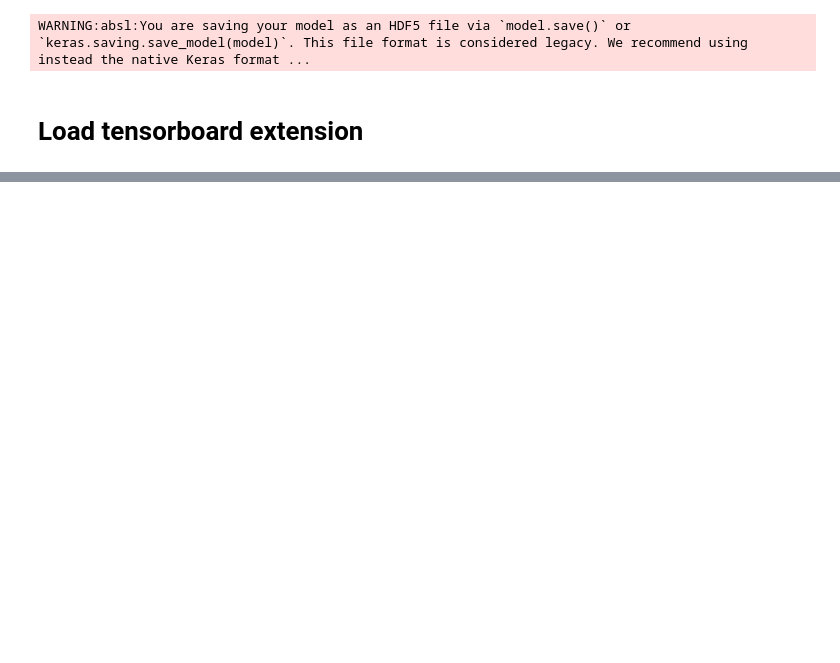
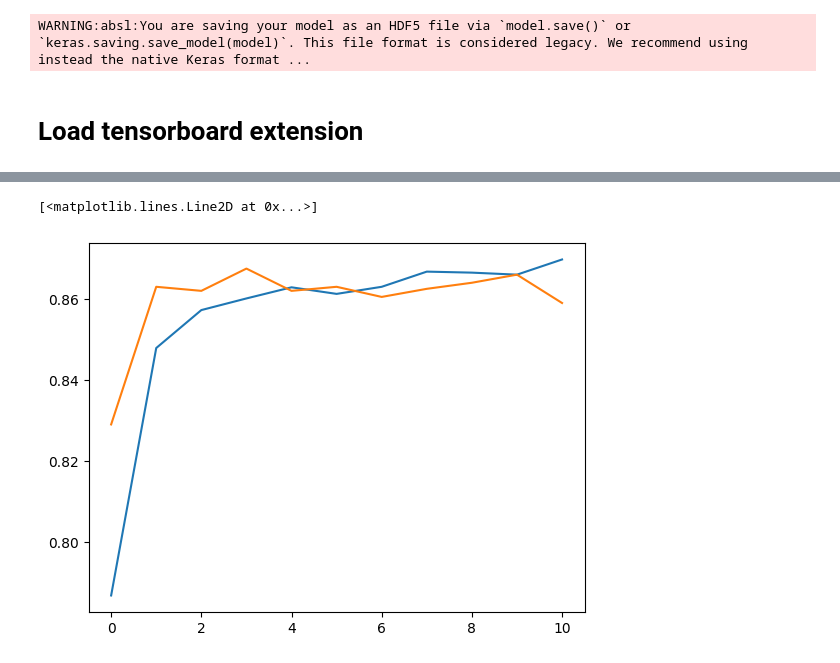
Before and after one commit to ahmedosm0/NLP_GenAI, a Jupyter notebook: ann_classification_project/ann_main.ipynb, the cells around one changed output, grey strips where cells are left out. Cells and saved outputs as stored; diff of their text form; code cells hidden in the pictures; blank space fills up the shorter version.

```diff
--- a/ann_classification_project/ann_main.ipynb
+++ b/ann_classification_project/ann_main.ipynb
@@ -327,0 +359,6 @@ Model: "sequential_1"
+# %%
+plt.plot(history.history['accuracy'])
+plt.plot(history.history['val_accuracy'])
+# %% [output]
+[<matplotlib.lines.Line2D at 0x...>]
+[figure, added]
```
Also changed, not shown: parts of 15 cells of this notebook, 14 other files.
